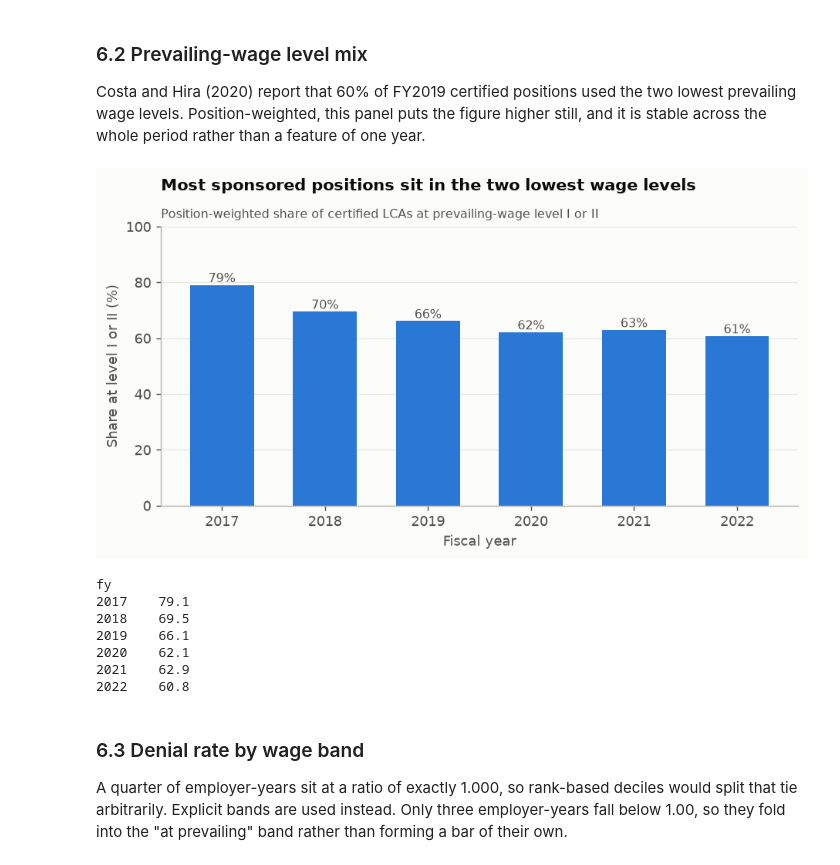
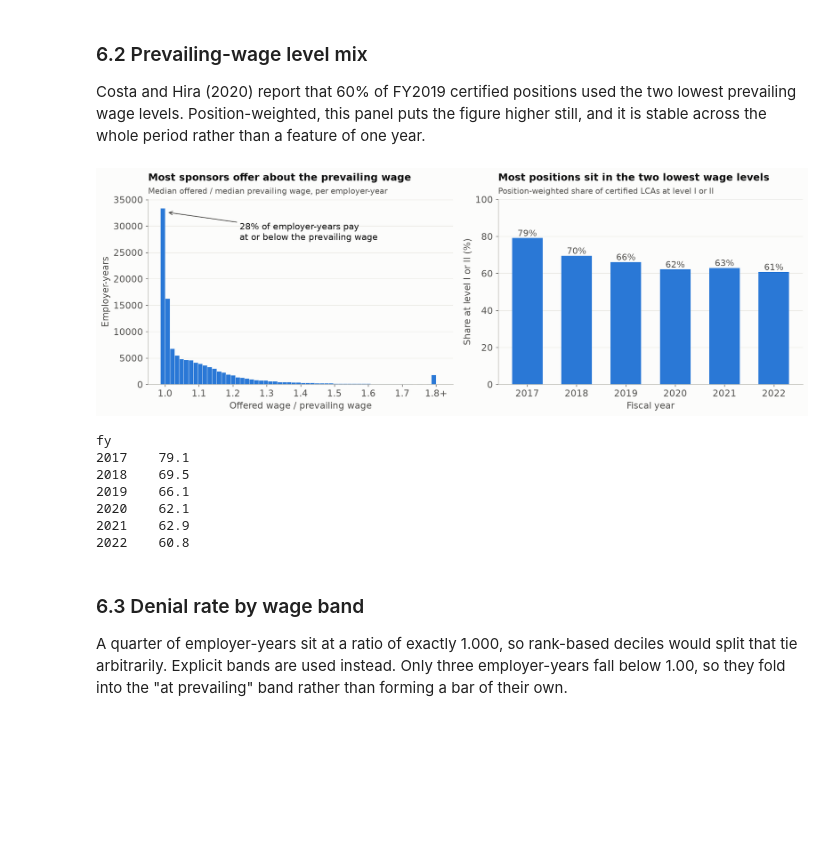
Before and after one commit to MuhammadMoiz20/h1b-gatekeeping, a Jupyter notebook: code/03_eda.ipynb, the cells around one changed output. Drawn from its saved outputs; the diff is of its cells as text; code cells hidden in the pictures; blank space fills up the shorter version.

```diff
--- a/code/03_eda.ipynb
+++ b/code/03_eda.ipynb
@@ -71,10 +71,10 @@ ax.plot(yr.index, yr.continuing_denial_rate * 100, color=C2, marker="o",
 for x in (2019, 2022):
     y = yr.loc[x, "initial_denial_rate"] * 100
     ax.annotate(f"{y:.1f}%", (x, y), textcoords="offset points",
-                xytext=(0, 9), ha="center", fontsize=9, color=INK)
+                xytext=(0, 9), ha="center", fontsize=11, color=INK)
 ax.axvspan(2022.5, 2023.4, color="#eeede8", zorder=0)
 ax.text(2022.95, yr.initial_denial_rate.max() * 100 * 0.72,
-        "FY2023\n(partial year)", ha="center", fontsize=8, color=INK2)
+        "FY2023\n(partial year)", ha="center", fontsize=11, color=INK2)
 ax.legend(loc="upper right")
 finish(ax, "H-1B denial rates collapsed after FY2019",
        "Share of adjudicated petitions denied, USCIS Employer Data Hub",
@@ -149,7 +149,7 @@ fig, ax = plt.subplots(figsize=(7.6, 5))
 bars = ax.barh(sec.index, sec.rate, color=SEQ, height=0.62)
 for b, v in zip(bars, sec.rate):
     ax.text(v + 0.15, b.get_y() + b.get_height() / 2, f"{v:.1f}%",
-            va="center", fontsize=8.5, color=INK2)
+            va="center", fontsize=11.5, color=INK2)
 ax.set_xlim(0, sec.rate.max() * 1.18)
 finish(ax, "Denial rates vary widely by industry",
        "Pooled FY2017-FY2023 initial petitions; sectors with 500+ petitions",
@@ -195,7 +195,7 @@ bars = ax.barh([display_name.get(k, k).title()[:34] for k in t10.index],
                color=SEQ, height=0.62)
 for b, v in zip(bars, t10.values / 1000):
     ax.text(v + 0.3, b.get_y() + b.get_height() / 2, f"{v:.1f}k",
-            va="center", fontsize=8.5, color=INK2)
+            va="center", fontsize=11.5, color=INK2)
 ax.set_xlim(0, (t10.values / 1000).max() * 1.16)
 finish(ax, "Sponsorship is highly concentrated",
        f"Top 20 employers hold {share_top20:.1f}% of all initial approvals, FY2017-FY2023",
@@ -305,23 +291,39 @@ it is stable across the whole period rather than a feature of one year.
 # %%
 byyr = (wage_df[matched].groupby("fy")
         .apply(lambda t: t.low_level_positions.sum()
                          / t.known_level_positions.sum() * 100,
                include_groups=False))
 
-fig, ax = plt.subplots(figsize=(7.2, 4))
-ax.bar(byyr.index, byyr.values, color=SEQ, width=0.62)
+fig, (ax, ax2) = plt.subplots(1, 2, figsize=(14, 5))
+
+# Left panel: offered wage / prevailing wage
+ax.hist(wr, bins=64, color=SEQ, edgecolor=SURFACE, lw=0.4)
+ax.annotate(f"{at_prevailing:.0f}% of employer-years pay\nat or below the prevailing wage",
+            xy=(1.005, ax.get_ylim()[1] * 0.93),
+            xytext=(1.22, ax.get_ylim()[1] * 0.78),
+            fontsize=12, color=INK,
+            arrowprops=dict(arrowstyle="->", color=INK2, lw=1.1))
+ax.set_xlim(0.95, 1.85)
+ax.set_xticks([1.0, 1.1, 1.2, 1.3, 1.4, 1.5, 1.6, 1.7, 1.8])
+ax.set_xticklabels(["1.0", "1.1", "1.2", "1.3", "1.4", "1.5", "1.6", "1.7", "1.8+"])
+finish(ax, "Most sponsors offer about the prevailing wage",
+       "Median offered / median prevailing wage, per employer-year",
+       "Offered wage / prevailing wage", "Employer-years")
+
+# Right panel: share of positions at wage level I or II
+ax2.bar(byyr.index, byyr.values, color=SEQ, width=0.62)
 for x, v in zip(byyr.index, byyr.values):
-    ax.text(x, v + 1, f"{v:.0f}%", ha="center", fontsize=9, color=INK2)
-ax.set_ylim(0, 100)
-finish(ax, "Most sponsored positions sit in the two lowest wage levels",
-       "Position-weighted share of certified LCAs at prevailing-wage level I or II",
+    ax2.text(x, v + 1, f"{v:.0f}%", ha="center", fontsize=12, color=INK2)
+ax2.set_ylim(0, 100)
+finish(ax2, "Most positions sit in the two lowest wage levels",
+       "Position-weighted share of certified LCAs at level I or II",
        "Fiscal year", "Share at level I or II (%)")
-save("11_wage_level_share")
+save("10_11_wage_panels")
 
 byyr.round(1).to_csv(TABLES / "eda_wage_level_share.csv")
 print(byyr.round(1).to_string())
 # %% [output]
-[figure, old version]
+[figure, new version]
 fy
 2017    79.1
 2018    69.5
```
Also changed, not shown: parts of 9 cells of this notebook, 41 other files.
